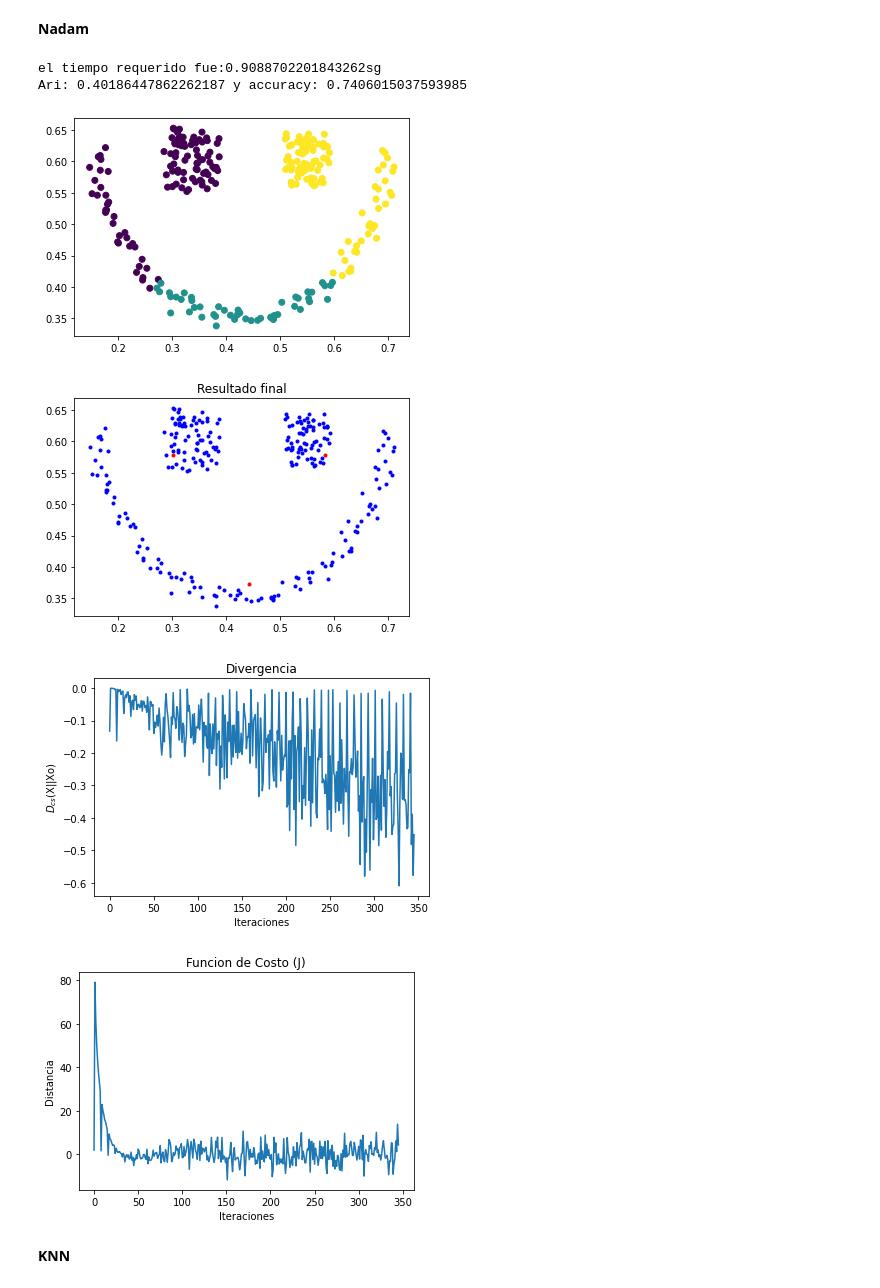
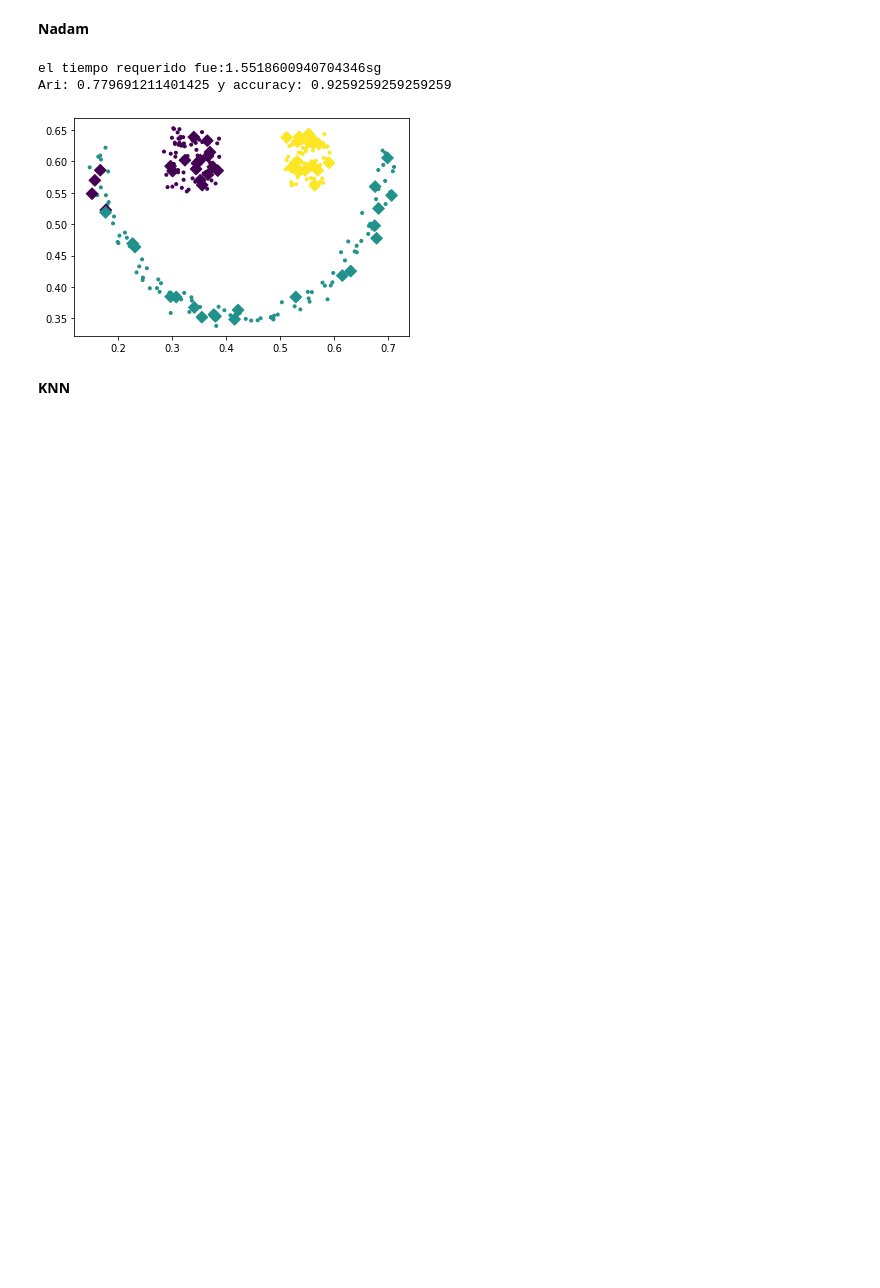
Before and after one commit to Bryan0122/PRI, a Jupyter notebook: PRI_Test.ipynb, the cells around one changed output. Saved outputs shown, nothing was run; the diff lists cells and outputs as text; code cells hidden in the pictures; blank space fills up the shorter version.

```diff
--- a/PRI_Test.ipynb
+++ b/PRI_Test.ipynb
@@ -97,13 +98,13 @@ Ari: 0.39811041152236226 y accuracy: 0.7368421052631579
 **SGD**
 # %%
 t = time.time()
-p = MiniBatchPRI(n_groups=3, lambda_=25, sigma_initial=40, method='SGD',
-                 reduction_ = True)
-p.fit(happy,labels_happy)
+p = MiniBatchPRI(lambda_=3, n_clusters=3, nn=3, sigma_initial=4)
+p.fit(X_train, y_train)
+labels_pre_SGD = p.predict(X_test)
 print('el tiempo requerido fue:'+ str(time.time() - t)+'sg')
-labels_pre_SGD=p.predict(happy,labels_happy)
-Rari_SGD=adjusted_rand_score(labels_happy,labels_pre_SGD)
-Racc_SGD=accuracy_score(labels_happy,labels_pre_SGD)
+plt.scatter(X_train[:, 0], X_train[:, 1], c=y_train, marker='.')
+plt.scatter(X_test[:, 0], X_test[:, 1], c=labels_pre_SGD, marker='D',s=68)
+Rari_SGD=adjusted_rand_score(y_test,labels_pre_SGD)
+Racc_SGD=accuracy_score(y_test,labels_pre_SGD)
 print('Ari: '+str(Rari_SGD)+' y'+' accuracy: '+str(Racc_SGD))
-p.results()
 # %% [output]
@@ -117,13 +115,13 @@ Ari: 0.3925932971355734 y accuracy: 0.7330827067669173
 **Adam**
 # %%
 t = time.time()
-p = MiniBatchPRI(n_groups=3, lambda_=25, sigma_initial=40, method='SGD',optimization='Adam',
-                 reduction_ = True)
-p.fit(happy,labels_happy)
+p = MiniBatchPRI(lambda_=3, n_clusters=3, nn=3, sigma_initial=4,optimization='Adam')
+p.fit(X_train, y_train)
+labels_pre_SGDA = p.predict(X_test)
 print('el tiempo requerido fue:'+ str(time.time() - t)+'sg')
-labels_pre_SGDA=p.predict(happy,labels_happy)
-Rari_SGDA=adjusted_rand_score(labels_happy,labels_pre_SGDA)
-Racc_SGDA=accuracy_score(labels_happy,labels_pre_SGDA)
+plt.scatter(X_train[:, 0], X_train[:, 1], c=y_train, marker='.')
+plt.scatter(X_test[:, 0], X_test[:, 1], c=labels_pre_SGDA, marker='D',s=68)
+Rari_SGDA=adjusted_rand_score(y_test,labels_pre_SGDA)
+Racc_SGDA=accuracy_score(y_test,labels_pre_SGDA)
 print('Ari: '+str(Rari_SGDA)+' y'+' accuracy: '+str(Racc_SGDA))
-p.results()
 # %% [output]
@@ -137,21 +132,18 @@ Ari: 0.3976446310545555 y accuracy: 0.7368421052631579
 **Nadam**
 # %%
 t = time.time()
-p = MiniBatchPRI(n_groups=3, lambda_=25, sigma_initial=40, method='SGD',optimization='Nadam',
-                 reduction_ = True)
-p.fit(happy,labels_happy)
+p = MiniBatchPRI(lambda_=3, n_clusters=3, nn=3, sigma_initial=4,optimization='Nadam')
+p.fit(X_train, y_train)
+labels_pre_SGDN = p.predict(X_test)
 print('el tiempo requerido fue:'+ str(time.time() - t)+'sg')
-labels_pre_SGDN=p.predict(happy,labels_happy)
-Rari_SGDN=adjusted_rand_score(labels_happy,labels_pre_SGDN)
-Racc_SGDN=accuracy_score(labels_happy,labels_pre_SGDN)
+plt.scatter(X_train[:, 0], X_train[:, 1], c=y_train, marker='.')
+plt.scatter(X_test[:, 0], X_test[:, 1], c=labels_pre_SGDN, marker='D',s=68)
+Rari_SGDN=adjusted_rand_score(y_test,labels_pre_SGDN)
+Racc_SGDN=accuracy_score(y_test,labels_pre_SGDN)
 print('Ari: '+str(Rari_SGDN)+' y'+' accuracy: '+str(Racc_SGDN))
-p.results()
 # %% [output]
-el tiempo requerido fue:0.9088702201843262sg
-Ari: 0.40186447862262187 y accuracy: 0.7406015037593985
+el tiempo requerido fue:1.5518600940704346sg
+Ari: 0.779691211401425 y accuracy: 0.9259259259259259
-[figure, old version]
+[figure, new version]
-[figure, removed]
-[figure, removed]
-[figure, removed]
 # %% [markdown]
 **KNN**
```
Also changed, not shown: parts of 18 cells of this notebook.
